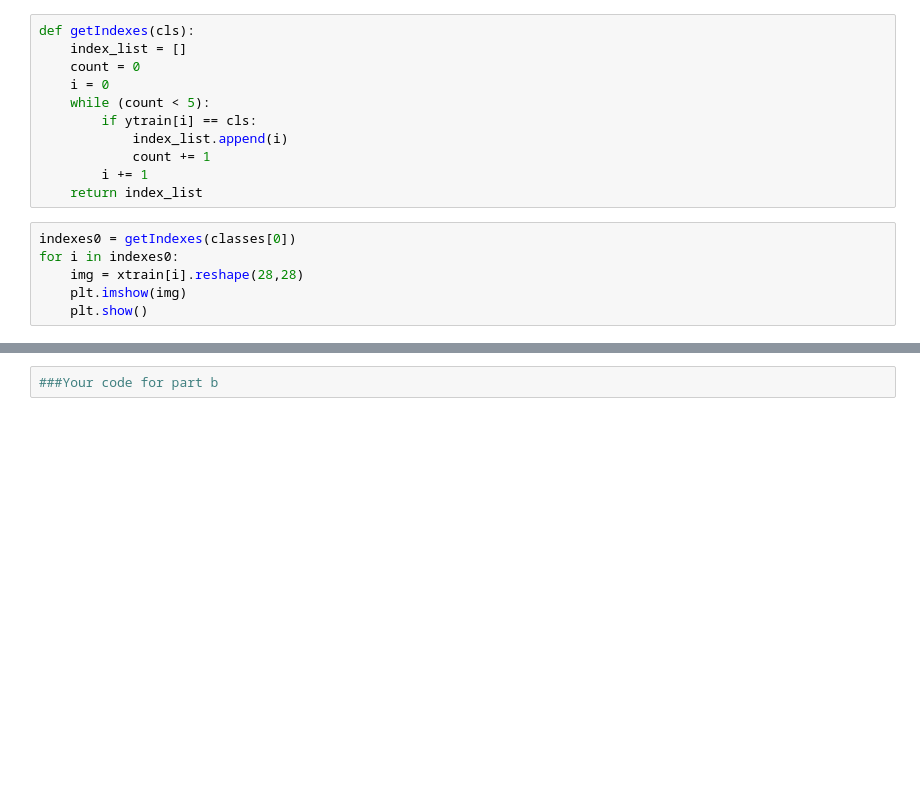
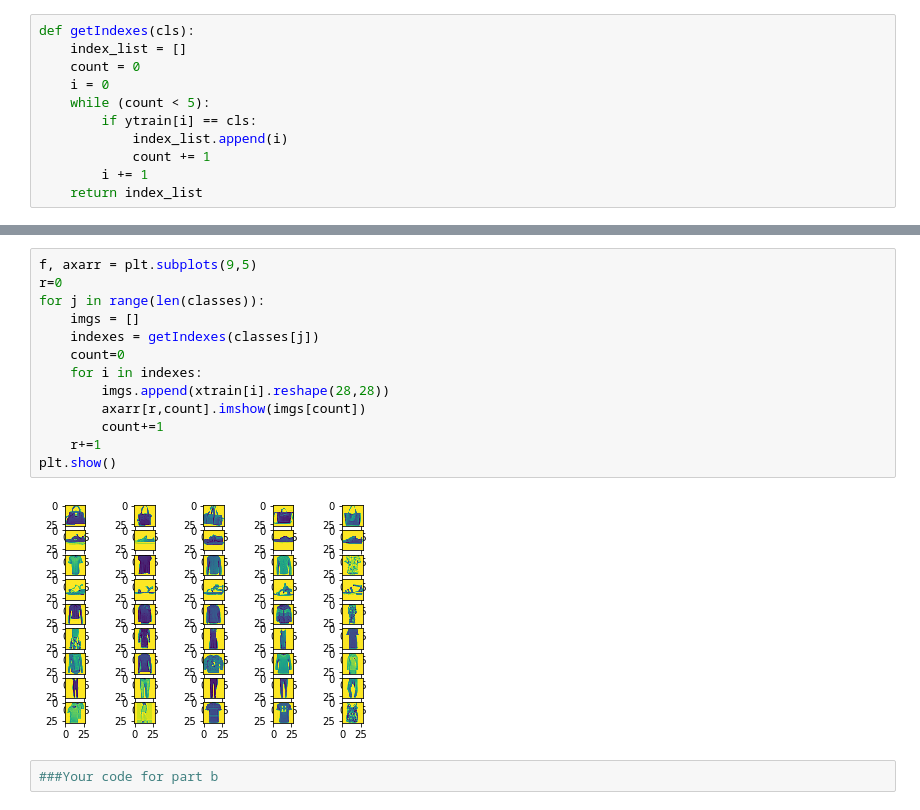
Before and after one commit to nayanika-g/final-exam, a Jupyter notebook: Final exam.ipynb, the cells around one changed output, grey strips where cells are left out. Drawn from its saved outputs; the diff is of its cells as text; blank space fills up the shorter version.

```diff
--- a/Final exam.ipynb
+++ b/Final exam.ipynb
@@ -79,9 +75,3 @@ def getIndexes(cls):
             count += 1
         i += 1
     return index_list
-# %%
-indexes0 = getIndexes(classes[0])
-for i in indexes0:
-    img = xtrain[i].reshape(28,28)
-    plt.imshow(img)
-    plt.show()
@@ -94,3 +78,18 @@ for i in indexes0:
+# %%
+f, axarr = plt.subplots(9,5)
+r=0
+for j in range(len(classes)):
+    imgs = []
+    indexes = getIndexes(classes[j])
+    count=0
+    for i in indexes:
+        imgs.append(xtrain[i].reshape(28,28))
+        axarr[r,count].imshow(imgs[count])
+        count+=1
+    r+=1
+plt.show()
+# %% [output]
+[figure, added]
 # %%
 ###Your code for part b
 # %%
```
Also changed, not shown: parts of 29 cells of this notebook.
